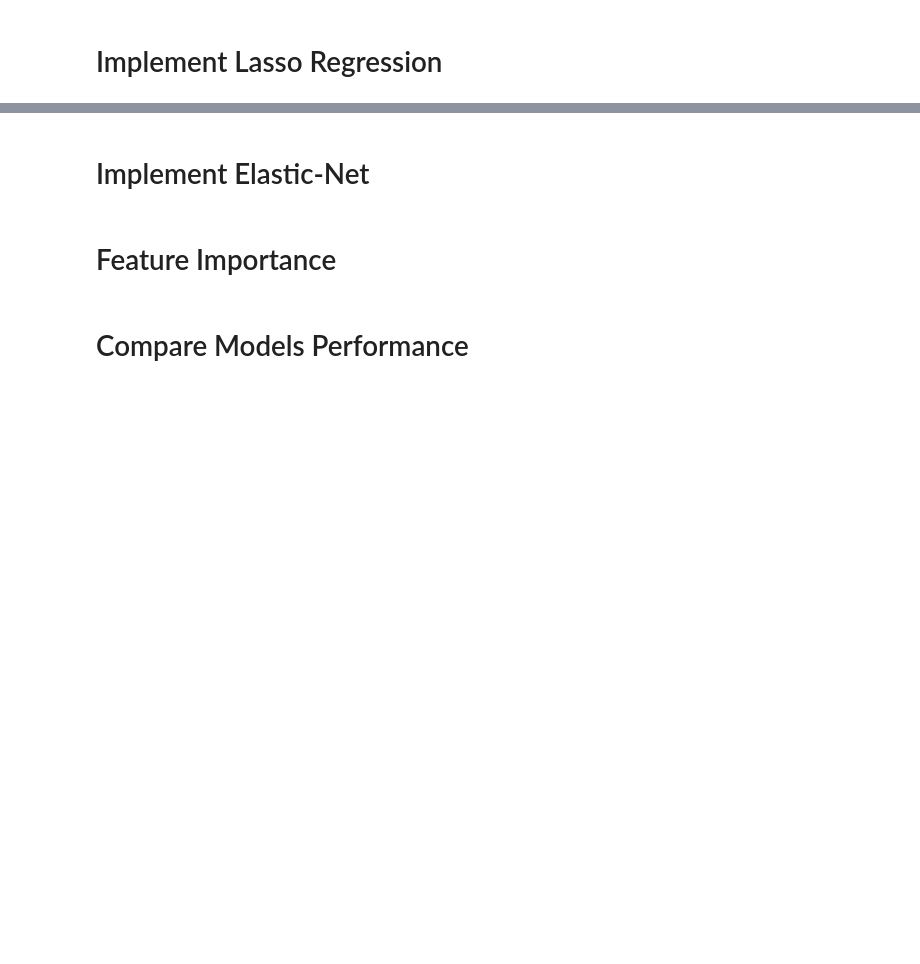
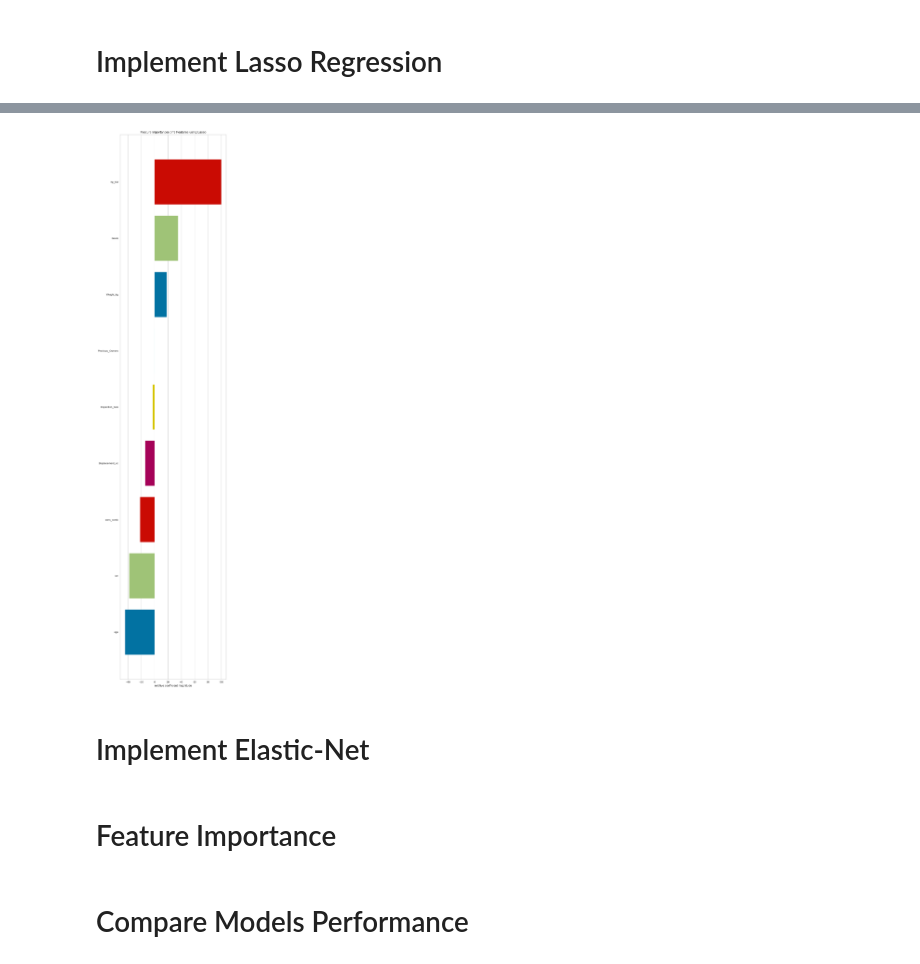
Before and after one commit to fatihhyavuz/Machine-Learning, a Jupyter notebook: ML-Projects/Linear Regression Project-2/Linear Regression Project-2 (Auto Scout Project) 14.11.2024.ipynb, the cells around one changed output, grey strips where cells are left out. Saved outputs shown, nothing was run; the diff lists cells and outputs as text; code cells hidden in the pictures; blank space fills up the shorter version.

```diff
--- a/ML-Projects/Linear Regression Project-2/Linear Regression Project-2 (Auto Scout Project) 14.11.2024.ipynb
+++ b/ML-Projects/Linear Regression Project-2/Linear Regression Project-2 (Auto Scout Project) 14.11.2024.ipynb
@@ -425,0 +545,2 @@ dtype: float64
+# %%
+grid_ridge.fit(X_train_scaled, y_train)
@@ -427,0 +595,11 @@ dtype: float64
+# %%
+lasso_model = Lasso()
+# %%
+grid_lasso = GridSearchCV(estimator=lasso_model,
+                          param_grid=param_grid,
+                          scoring='neg_root_mean_squared_error',
+                          cv=10,
+                          verbose=1,
+                          return_train_score=True)
+# %%
+grid_lasso.fit(X_train_scaled, y_train)
@@ -428,3 +639,15 @@ dtype: float64
+# %%
+from yellowbrick.model_selection import FeatureImportances
+from yellowbrick.features import RadViz
+
+model = Lasso(alpha=0.01)
+
+viz = FeatureImportances(model, labels=pd.DataFrame(X_train).columns)
+visualizer = RadViz(size=(720, 3000))
+viz.fit(X_train_scaled, y_train)
+viz.show();
+# %% [output]
+[figure, added]
 # %% [markdown]
 # Implement Elastic-Net
 # %% [markdown]
```
Also changed, not shown: parts of 31 cells of this notebook, 1 other file.
